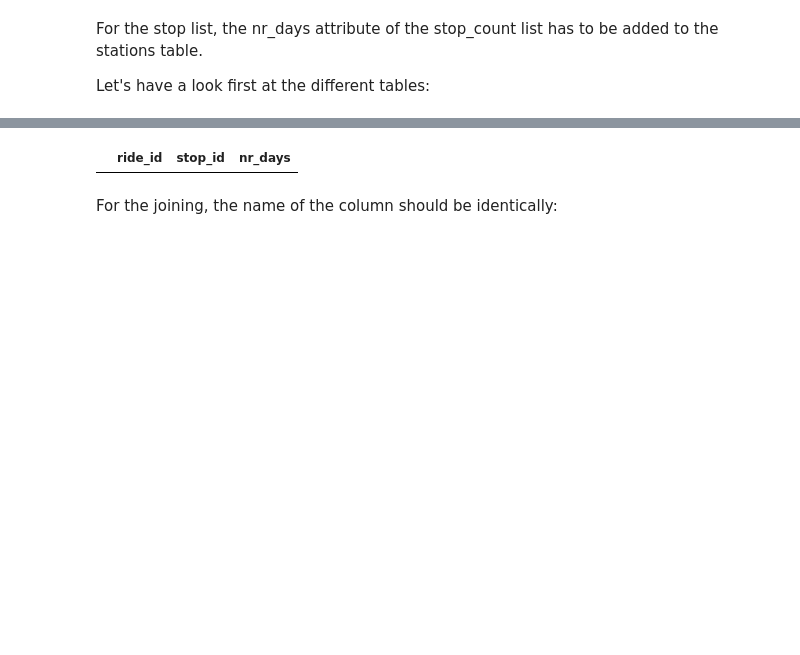
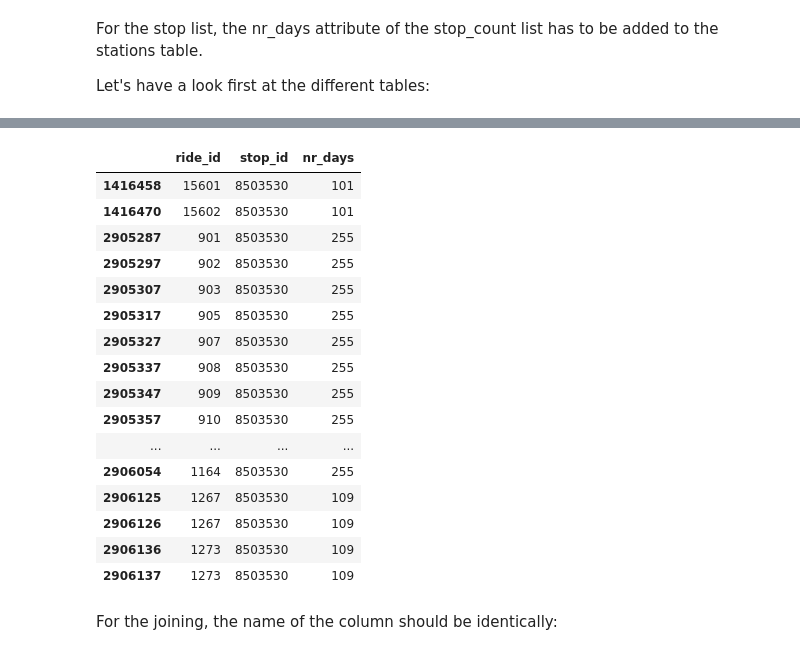
Before and after one commit to Icelander169/MasterThesis, a Jupyter notebook: 01_Reading_Cleaning_Data.ipynb, the cells around one changed output, grey strips where cells are left out. Saved outputs shown, nothing was run; the diff lists cells and outputs as text; code cells hidden in the pictures; blank space fills up the shorter version.

```diff
--- a/01_Reading_Cleaning_Data.ipynb
+++ b/01_Reading_Cleaning_Data.ipynb
@@ -1109,7 +1986,23 @@ stations_stops[:3]
 # %%
-stations_stops.loc[stations_stops["ride_id"] == 8503530]
+stations_stops.loc[stations_stops["stop_id"] == 8503530]
 # %% [output]
 |  | ride_id | stop_id | nr_days |
+| 1416458 | 15601 | 8503530 | 101 |
+| 1416470 | 15602 | 8503530 | 101 |
+| 2905287 | 901 | 8503530 | 255 |
+| 2905297 | 902 | 8503530 | 255 |
+| 2905307 | 903 | 8503530 | 255 |
+| 2905317 | 905 | 8503530 | 255 |
+| 2905327 | 907 | 8503530 | 255 |
+| 2905337 | 908 | 8503530 | 255 |
+| 2905347 | 909 | 8503530 | 255 |
+| 2905357 | 910 | 8503530 | 255 |
+| ... | ... | ... | ... |
+| 2906054 | 1164 | 8503530 | 255 |
+| 2906125 | 1267 | 8503530 | 109 |
+| 2906126 | 1267 | 8503530 | 109 |
+| 2906136 | 1273 | 8503530 | 109 |
+| 2906137 | 1273 | 8503530 | 109 |
 # %% [markdown]
 For the joining, the name of the column should be identically:
 # %%
```
Also changed, not shown: parts of 350 cells of this notebook.
